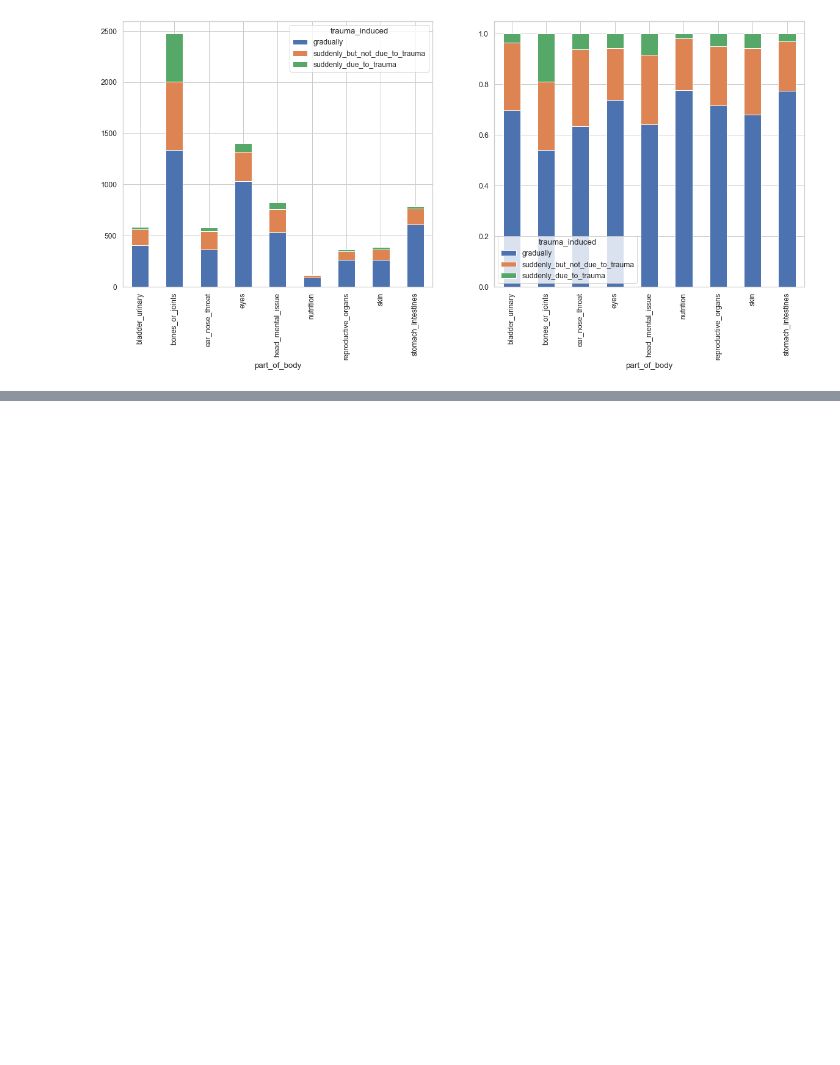
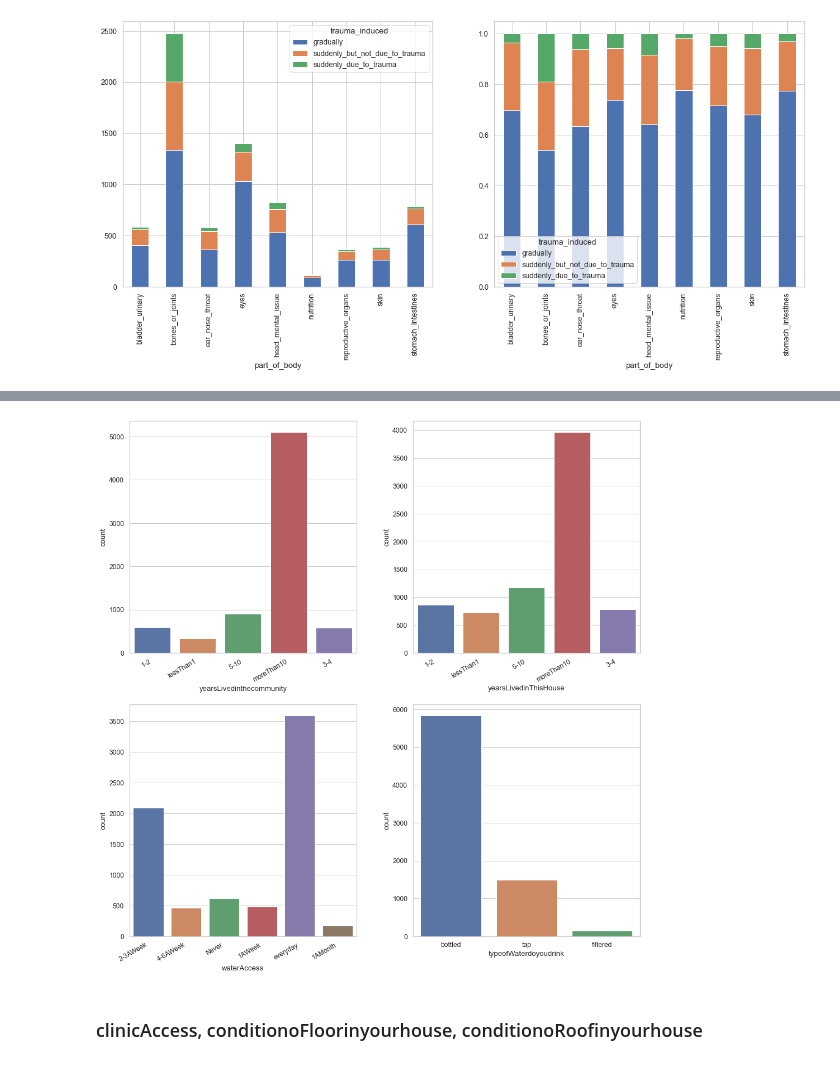
Before and after one commit to hamzabacc/puente, a Jupyter notebook: EDA.ipynb, the cells around one changed output, grey strips where cells are left out. Cells and saved outputs as stored; diff of their text form; code cells hidden in the pictures; blank space fills up the shorter version.

```diff
--- a/EDA.ipynb
+++ b/EDA.ipynb
@@ -493,0 +496,3 @@ ax2 = body_trauma_induced_perc.plot(kind = "bar", stacked = True, ax = ax2)
+# %%
+history_env = pd.read_csv("historyenv_noDummies.csv")
+history_env.head()
@@ -493,0 +537,2 @@ ax2 = body_trauma_induced_perc.plot(kind = "bar", stacked = True, ax = ax2)
+# %%
+history_env = history_env.replace({"1_2": "1-2", "3_4": "3-4", "5_10": "5-10"})
@@ -493,0 +566,25 @@ ax2 = body_trauma_induced_perc.plot(kind = "bar", stacked = True, ax = ax2)
+# %%
+fig, ((ax1,ax2), (ax3,ax4))= plt.subplots(2,2)
+fig.set_size_inches(15,15)
+fig.tight_layout(pad=5.0)
+
+ax1 = sns.countplot(x = "yearsLivedinthecommunity", data = history_env, ax = ax1)
+ax1.set_xticklabels(ax1.get_xticklabels(),
+                          rotation=30,
+                          horizontalalignment='right')
+
+ax2 = sns.countplot(x = "yearsLivedinThisHouse", data = history_env, ax = ax2)
+ax2.set_xticklabels(ax2.get_xticklabels(),
+                          rotation=30,
+                          horizontalalignment='right')
+
+ax3 = sns.countplot(x = "waterAccess", data = history_env, ax = ax3)
+ax3.set_xticklabels(ax3.get_xticklabels(),
+                          rotation=30,
+                          horizontalalignment='right')
+
+ax4 = sns.countplot(x = "typeofWaterdoyoudrink", data = history_env, ax = ax4)
+# %% [output]
+[figure, added]
+# %% [markdown]
+### clinicAccess, conditionoFloorinyourhouse, conditionoRoofinyourhouse
```
Also changed, not shown: parts of 28 cells of this notebook.
